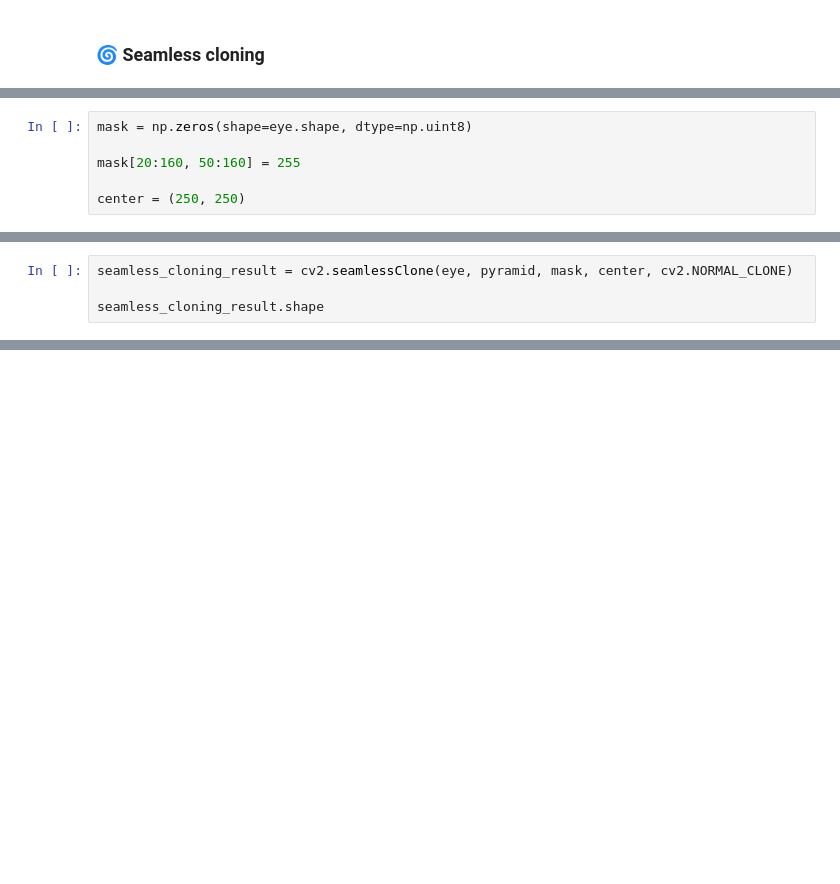
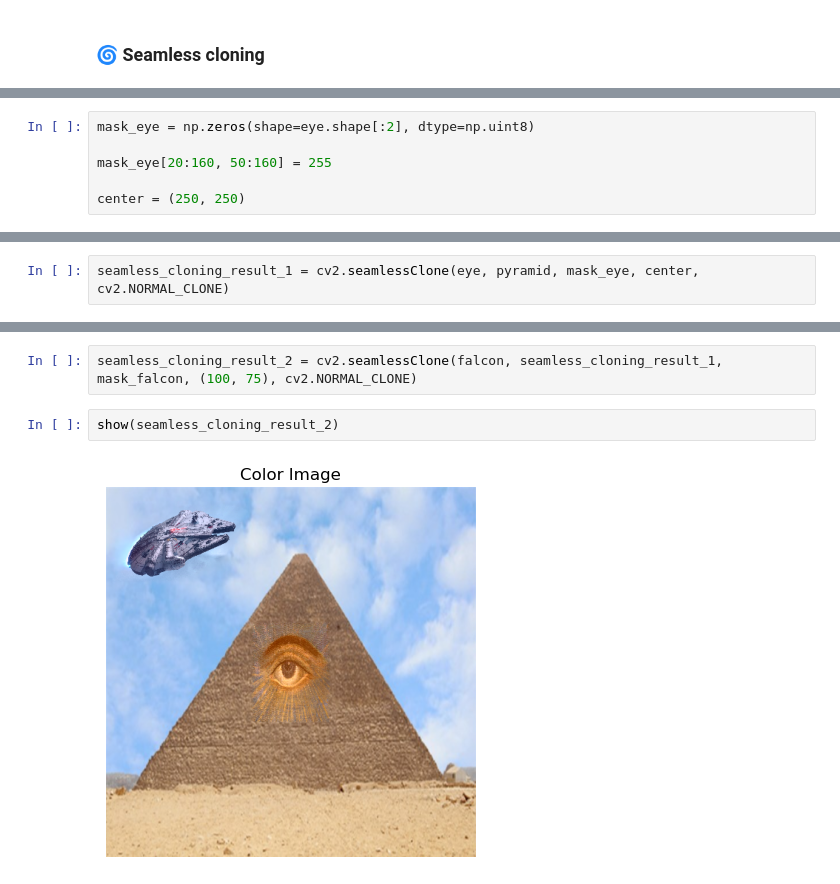
Before and after one commit to trungdung1711/ip_cv_2, a Jupyter notebook: notebooks/1.ipynb, the cells around one changed output, grey strips where cells are left out. Saved outputs shown, nothing was run; the diff lists cells and outputs as text; blank space fills up the shorter version.

Commit message:
feat: :construction: seamless cloning using opencv function

```diff
--- a/notebooks/1.ipynb
+++ b/notebooks/1.ipynb
@@ -123,7 +135,7 @@ show(sudoku_laplacian, title="Laplacian filter")
 # %%
-mask = np.zeros(shape=eye.shape, dtype=np.uint8)
+mask_eye = np.zeros(shape=eye.shape[:2], dtype=np.uint8)
 
-mask[20:160, 50:160] = 255
+mask_eye[20:160, 50:160] = 255
 
 center = (250, 250)
 # %%
@@ -137,4 +145,2 @@ True
 # %%
-seamless_cloning_result = cv2.seamlessClone(eye, pyramid, mask, center, cv2.NORMAL_CLONE)
-
-seamless_cloning_result.shape
+seamless_cloning_result_1 = cv2.seamlessClone(eye, pyramid, mask_eye, center, cv2.NORMAL_CLONE)
@@ -146,0 +170,6 @@ show(seamless_cloning_result, title="Eye of providence")
+# %%
+seamless_cloning_result_2 = cv2.seamlessClone(falcon, seamless_cloning_result_1, mask_falcon, (100, 75), cv2.NORMAL_CLONE)
+# %%
+show(seamless_cloning_result_2)
+# %% [output]
+[figure, added]
```
Also changed, not shown: parts of 10 cells of this notebook, 1 other file.
